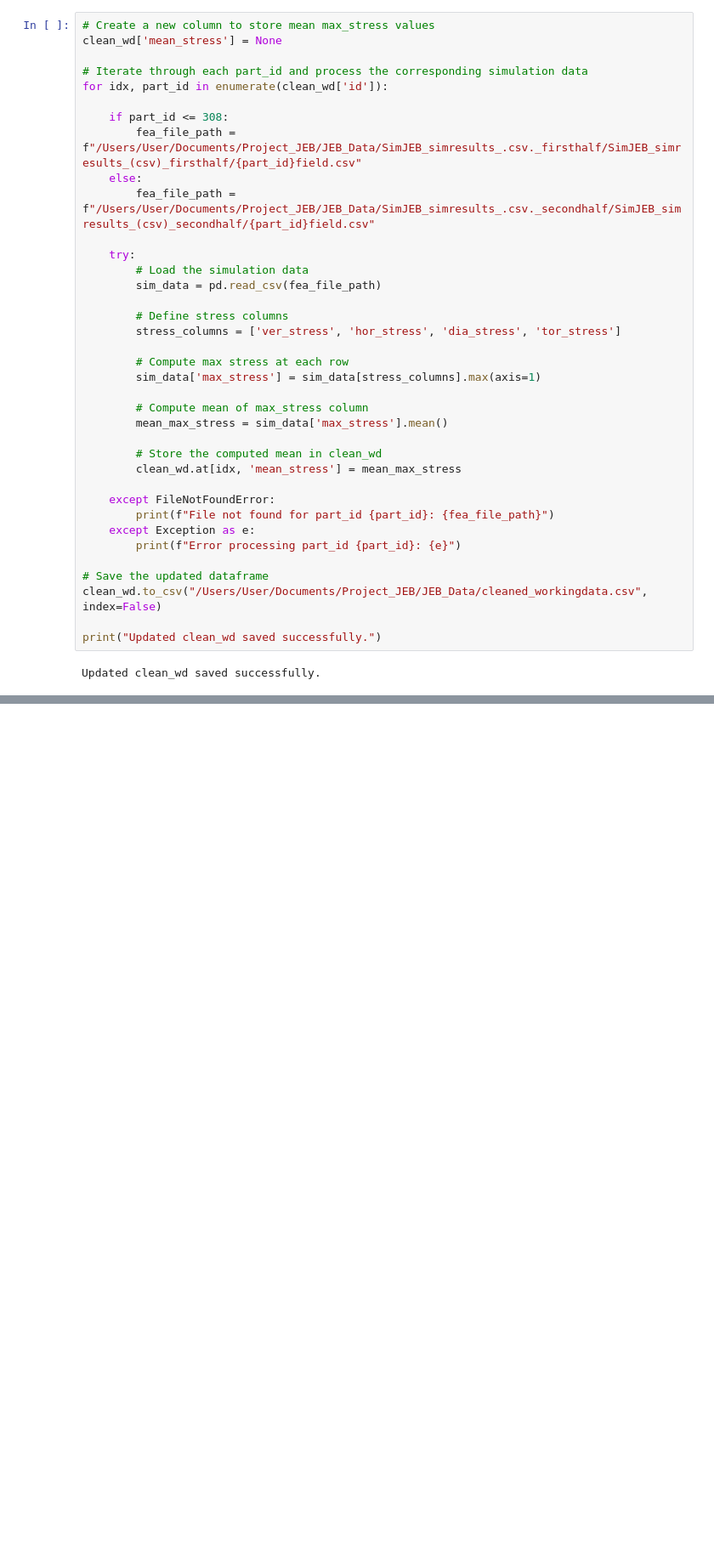
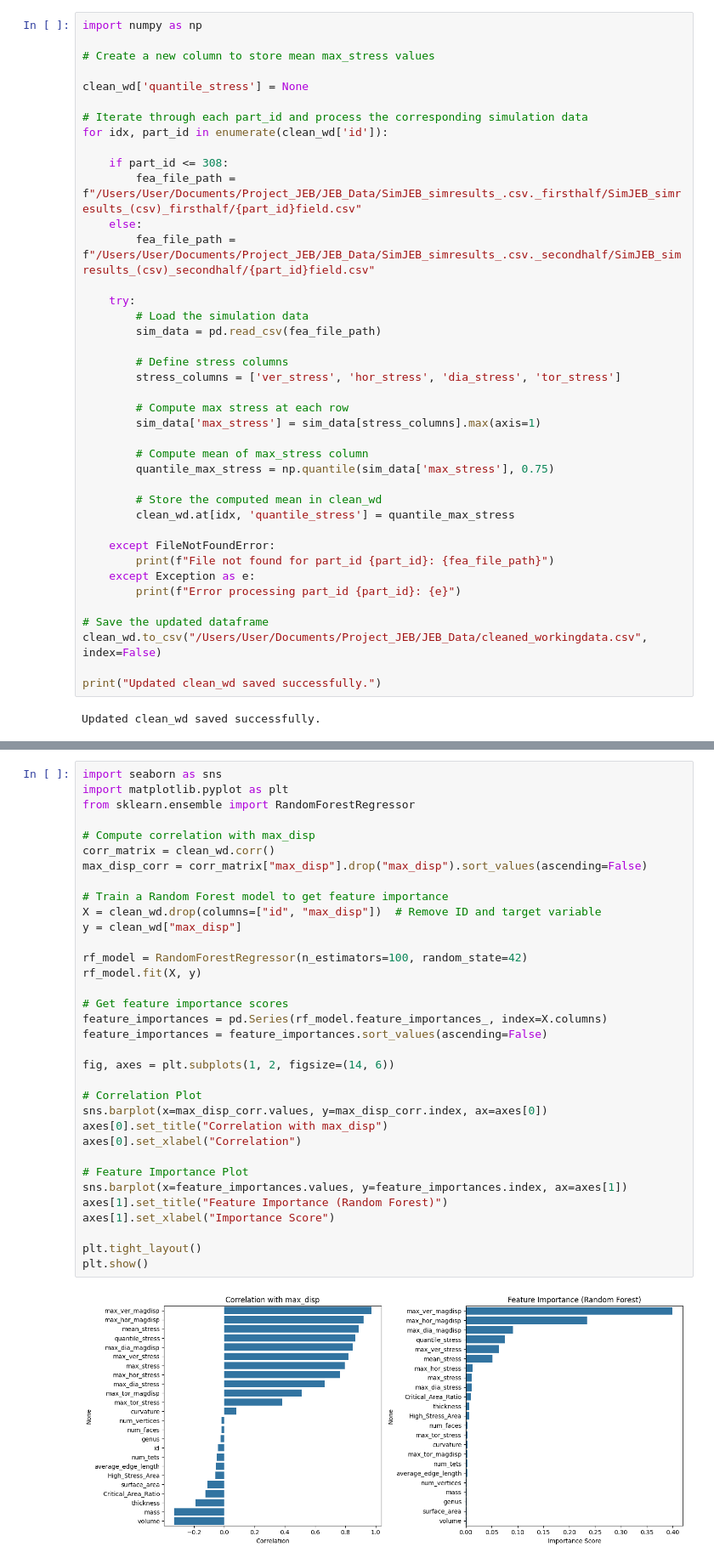
Before and after one commit to mishramlan/JEB-structural-simulation, a Jupyter notebook: Notebooks/Data_Analysis/feature_analysis.ipynb, the cells around one changed output, grey strips where cells are left out. Shown at 85% size. Saved outputs shown, nothing was run; the diff lists cells and outputs as text; blank space fills up the shorter version.

Commit message:
added a random forrest predictor for max displacement from geometric features

```diff
--- a/Notebooks/Data_Analysis/feature_analysis.ipynb
+++ b/Notebooks/Data_Analysis/feature_analysis.ipynb
@@ -294,8 +294,11 @@ data.to_csv(updated_data_path, index=False)
 import pandas as pd
 clean_wd = pd.read_csv("/Users/User/Documents/Project_JEB/JEB_Data/cleaned_workingdata.csv")
 # %%
+import numpy as np
+
 # Create a new column to store mean max_stress values
-clean_wd['mean_stress'] = None
+
+clean_wd['quantile_stress'] = None
 
 # Iterate through each part_id and process the corresponding simulation data
 for idx, part_id in enumerate(clean_wd['id']):
@@ -316,10 +319,10 @@ for idx, part_id in enumerate(clean_wd['id']):
         sim_data['max_stress'] = sim_data[stress_columns].max(axis=1)
 
         # Compute mean of max_stress column
-        mean_max_stress = sim_data['max_stress'].mean()
+        quantile_max_stress = np.quantile(sim_data['max_stress'], 0.75)
 
         # Store the computed mean in clean_wd
-        clean_wd.at[idx, 'mean_stress'] = mean_max_stress
+        clean_wd.at[idx, 'quantile_stress'] = quantile_max_stress
 
     except FileNotFoundError:
         print(f"File not found for part_id {part_id}: {fea_file_path}")
@@ -350,0 +396,36 @@ clean_wd
+# %%
+import seaborn as sns
+import matplotlib.pyplot as plt
+from sklearn.ensemble import RandomForestRegressor
+
+# Compute correlation with max_disp
+corr_matrix = clean_wd.corr()
+max_disp_corr = corr_matrix["max_disp"].drop("max_disp").sort_values(ascending=False)
+
+# Train a Random Forest model to get feature importance
+X = clean_wd.drop(columns=["id", "max_disp"])  # Remove ID and target variable
+y = clean_wd["max_disp"]
+
+rf_model = RandomForestRegressor(n_estimators=100, random_state=42)
+rf_model.fit(X, y)
+
+# Get feature importance scores
+feature_importances = pd.Series(rf_model.feature_importances_, index=X.columns)
+feature_importances = feature_importances.sort_values(ascending=False)
+
+fig, axes = plt.subplots(1, 2, figsize=(14, 6))
+
+# Correlation Plot
+sns.barplot(x=max_disp_corr.values, y=max_disp_corr.index, ax=axes[0])
+axes[0].set_title("Correlation with max_disp")
+axes[0].set_xlabel("Correlation")
+
+# Feature Importance Plot
+sns.barplot(x=feature_importances.values, y=feature_importances.index, ax=axes[1])
+axes[1].set_title("Feature Importance (Random Forest)")
+axes[1].set_xlabel("Importance Score")
+
+plt.tight_layout()
+plt.show()
+# %% [output]
+[figure, added]
```
Also changed, not shown: parts of 7 cells of this notebook, 1 other file.
